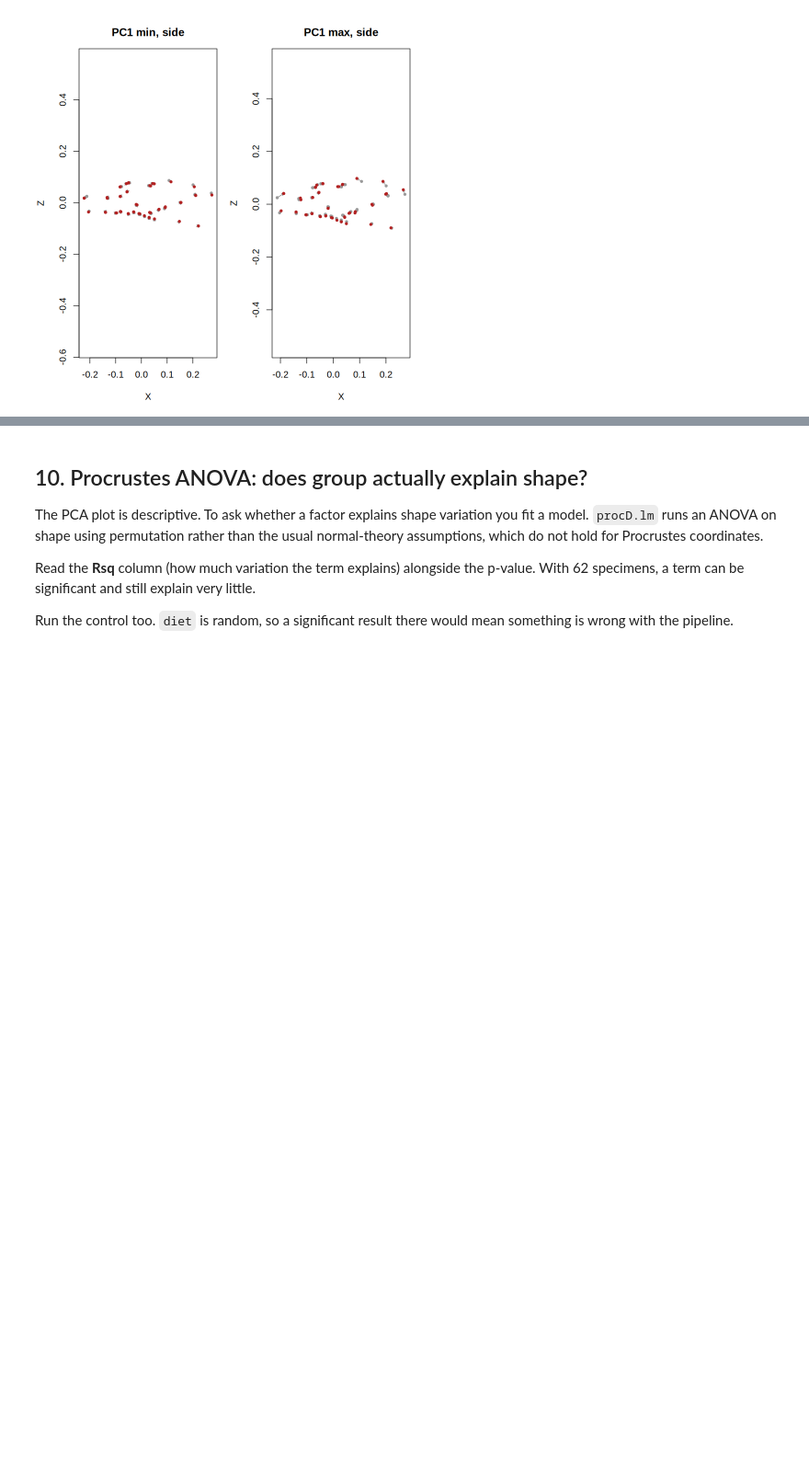
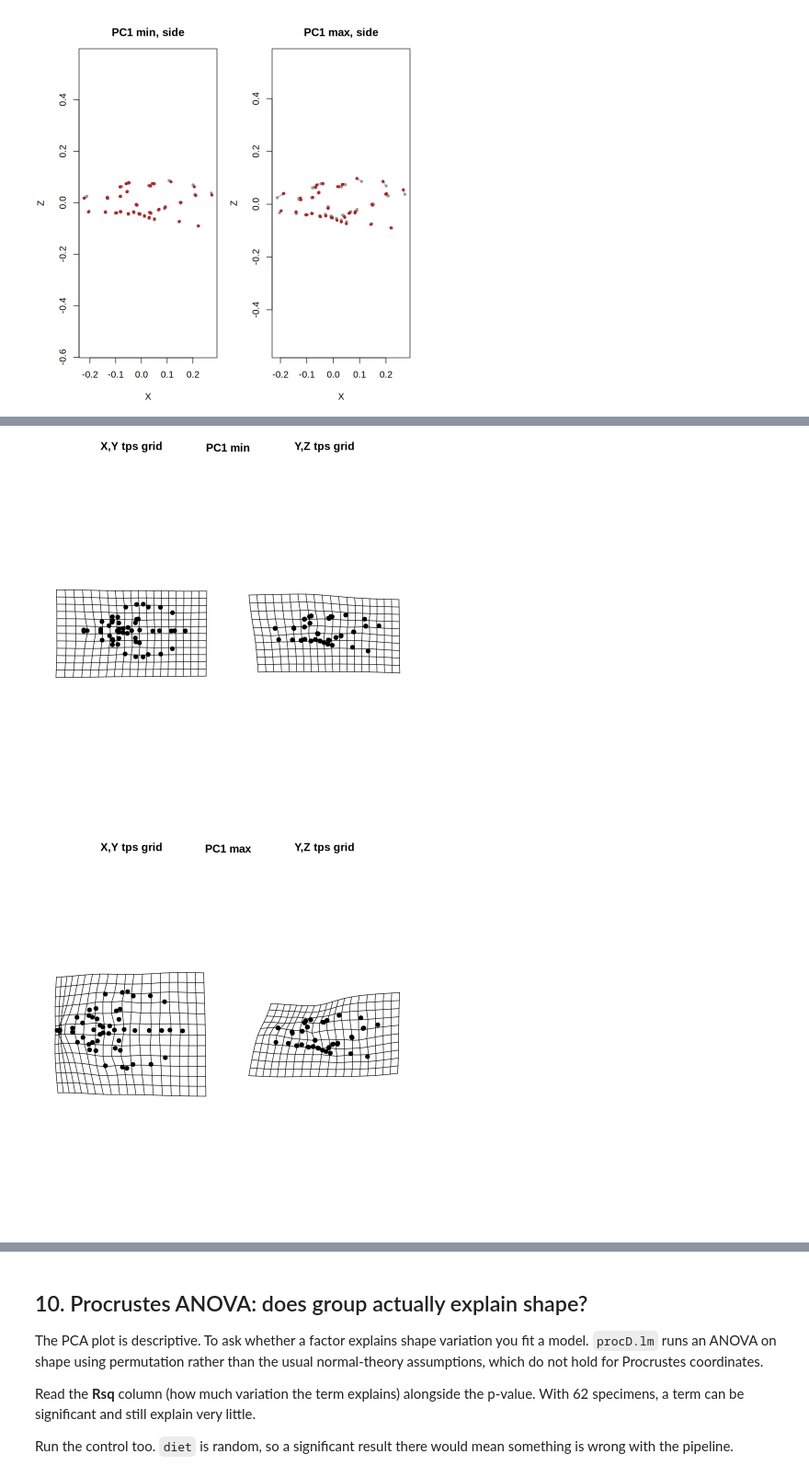
Before and after one commit to aubricot/Mouse_Model_GMM, a Jupyter notebook: mouse_gmm_demo.ipynb, the cells around one changed output, grey strips where cells are left out. Shown at 92% size. Drawn from its saved outputs; the diff is of its cells as text; code cells hidden in the pictures; blank space fills up the shorter version.

Commit message:
add plotRefToTarget

```diff
--- a/mouse_gmm_demo.ipynb
+++ b/mouse_gmm_demo.ipynb
@@ -317,0 +323,9 @@ par(mfrow = c(1, 1))
+# %%
+# Deformation grids: min and max of the plotted PCs against the mean
+for (pc in unique(c(pc_x, pc_y))) {
+  s <- pca$shapes[[paste0("shapes.comp", pc)]]
+  plotRefToTarget(ref, s$min); title(sprintf("PC%d min", pc), line = -1, outer = TRUE)
+  plotRefToTarget(ref, s$max); title(sprintf("PC%d max", pc), line = -1, outer = TRUE)}
+# %% [output]
+[figure, added]
+[figure, added]
```
Also changed, not shown: parts of 5 cells of this notebook.
